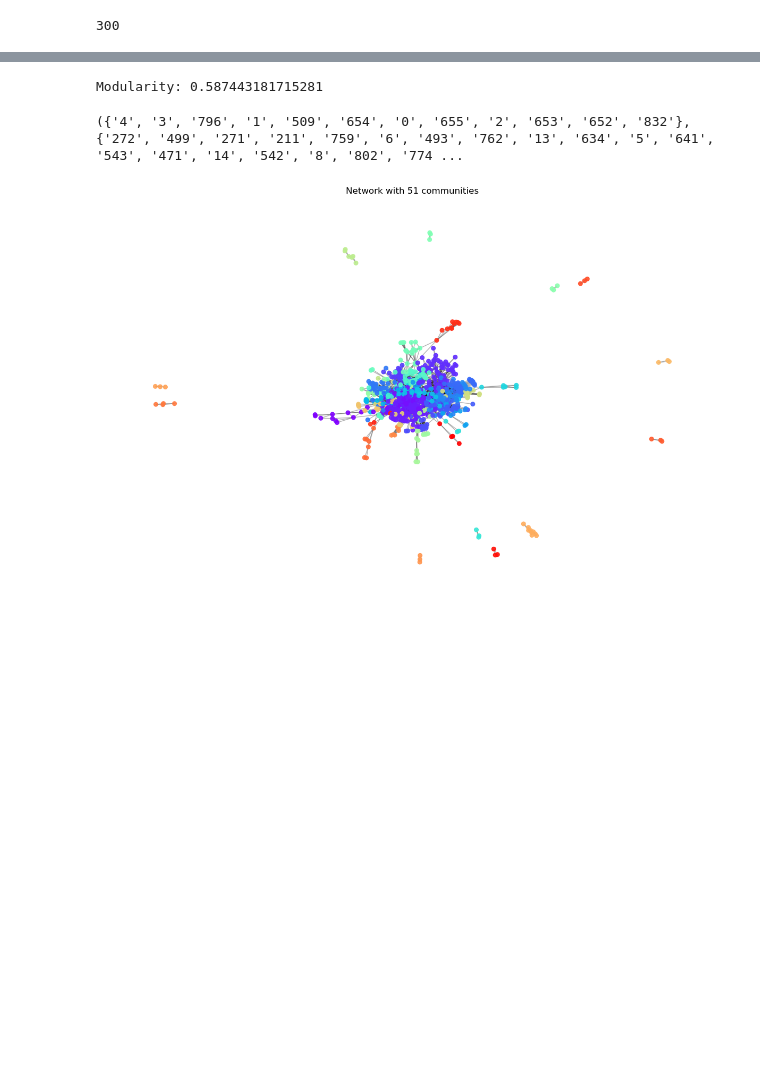
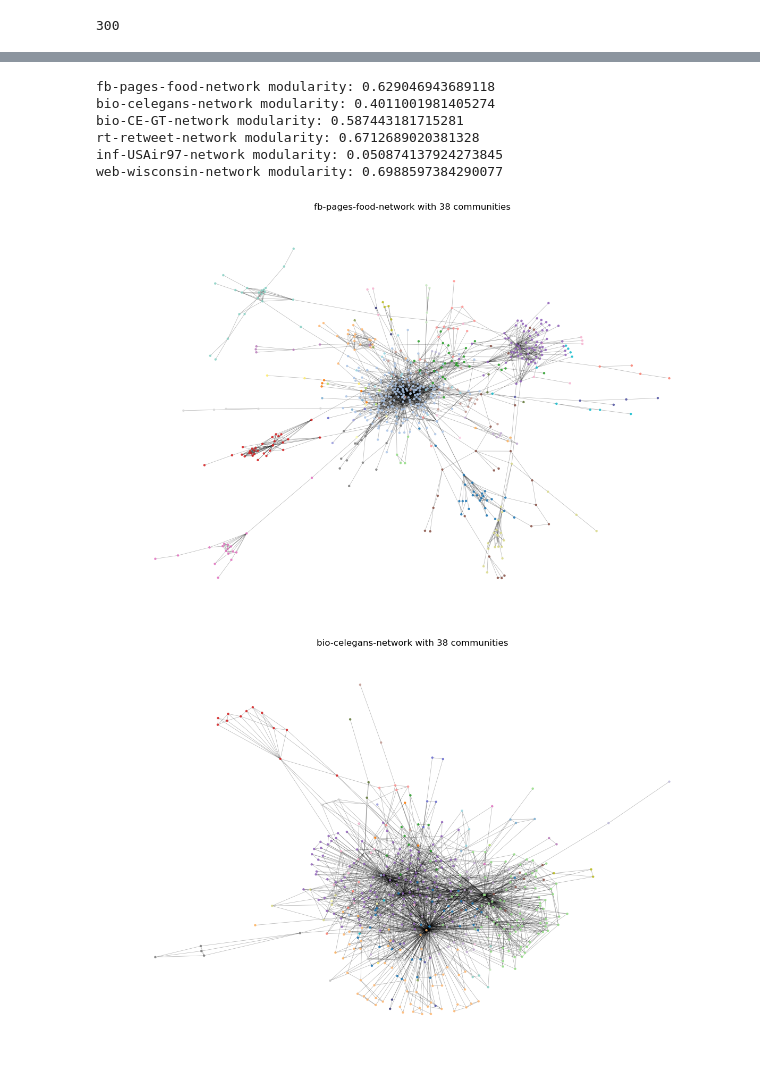
Before and after one commit to LiquidIce95/complex_networks_mini_project_numeric_sim, a Jupyter notebook: community_detection.ipynb, the cells around one changed output, grey strips where cells are left out. Drawn from its saved outputs; the diff is of its cells as text; code cells hidden in the pictures; blank space fills up the shorter version.

Commit message:
all plots for communities

```diff
--- a/community_detection.ipynb
+++ b/community_detection.ipynb
@@ -55,39 +65,79 @@ def find_best_modularity(G):
 
     return best_comm, best_mod
 
+fb_food_comms, fb_food_mod = find_best_modularity(G_fb_food)
+bio_celegans_comms, bio_celegans_mod = find_best_modularity(G_bio_celegans)
+bio_CE_GT_comms, bio_CE_GT_mod = find_best_modularity(G_bio_CE_GT)
+rt_retweet_comms, rt_retweet_mod = find_best_modularity(G_rt_retweet)
+USAir_comms, USAir_mod = find_best_modularity(G_USAir)
+web_wisconsin_comms, web_wisconsin_mod = find_best_modularity(G_web_wisconsin)
 
-comms, mod = find_best_modularity(G_bio_CE_GT)
-
-print(f"Modularity: {mod}")
+print(f"fb-pages-food-network modularity: {fb_food_mod}")
+print(f"bio-celegans-network modularity: {bio_celegans_mod}")
+print(f"bio-CE-GT-network modularity: {bio_CE_GT_mod}")
+print(f"rt-retweet-network modularity: {rt_retweet_mod}")
+print(f"inf-USAir97-network modularity: {USAir_mod}")
+print(f"web-wisconsin-network modularity: {web_wisconsin_mod}")
 # %% [output]
-Modularity: 0.587443181715281
+fb-pages-food-network modularity: 0.629046943689118
+bio-celegans-network modularity: 0.4011001981405274
+bio-CE-GT-network modularity: 0.587443181715281
+rt-retweet-network modularity: 0.6712689020381328
+inf-USAir97-network modularity: 0.050874137924273845
+web-wisconsin-network modularity: 0.6988597384290077
 # %%
-def plot_communities(G,comms):
+def get_distinct_colors(n_colors):
+    # Options for better colormaps
+    cmaps = ['tab20', 'Set3', 'tab20b', 'tab20c', 'Paired', 'Accent']
+
+    colors = []
+    for cmap_name in cmaps:
+        cmap = plt.get_cmap(cmap_name)
+        colors.extend([cmap(i) for i in range(cmap.N)])
+        if len(colors) >= n_colors:
+            break
+
+    return colors[:n_colors]
+
+
+
+def plot_communities(G,comms, name='network'):
 
     comms_list = list(comms)
     node_colors = {}
-    colors = cm.rainbow(np.linspace(0, 1, len(comms_list)))
+
+    if len(comms_list) < 100:
+        colors = get_distinct_colors(len(comms_list))
+    else:
+        colors = cm.rainbow(np.linspace(0, 1, len(comms_list)))
+
+
 
     for i, comm in enumerate(comms_list):
         for node in comm:
             node_colors[node] = colors[i]
 
 
     color_list = [node_colors[node] for node in G.nodes()]
 
     pos = nx.spring_layout(G, seed=42)
 
     plt.figure(figsize=(12, 8))
 
-    nx.draw_networkx_nodes(G, pos, node_color=color_list,node_size=30, alpha=0.9)
-    nx.draw_networkx_edges(G, pos, alpha=0.3)
-    plt.title(f"Network with {len(comms)} communities")
+    nx.draw_networkx_nodes(G, pos, node_color=color_list,node_size=5, alpha=0.8)
+    nx.draw_networkx_edges(G, pos, alpha=0.3, width=0.5)
+    plt.title(f"{name} with {len(comms)} communities")
     plt.axis('off')
     plt.tight_layout()
+    plt.savefig(f'community_images/{name}-communities.png')
 
 
-plot_communities(G_bio_CE_GT, comms)
-print(comms)
+plot_communities(G_fb_food, fb_food_comms,'fb-pages-food-network' )
+plot_communities(G_bio_celegans, bio_celegans_comms,'bio-celegans-network' )
+plot_communities(G_bio_CE_GT, bio_CE_GT_comms,'bio-CE-GT-network' )
+plot_communities(G_rt_retweet, rt_retweet_comms,'rt-retweet-network' )
+plot_communities(G_USAir, USAir_comms,'inf-USAir97-network' )
+plot_communities(G_web_wisconsin, web_wisconsin_comms,'web-wisconsin-network' )
 # %% [output]
-({'4', '3', '796', '1', '509', '654', '0', '655', '2', '653', '652', '832'}, {'272', '499', '271', '211', '759', '6', '493', '762', '13', '634', '5', '641', '543', '471', '14', '542', '8', '802', '774 ...
-[figure, old version]
+[figure, new version]
+[figure, added]
```
Also changed, not shown: parts of 3 cells of this notebook, 18 other files.
